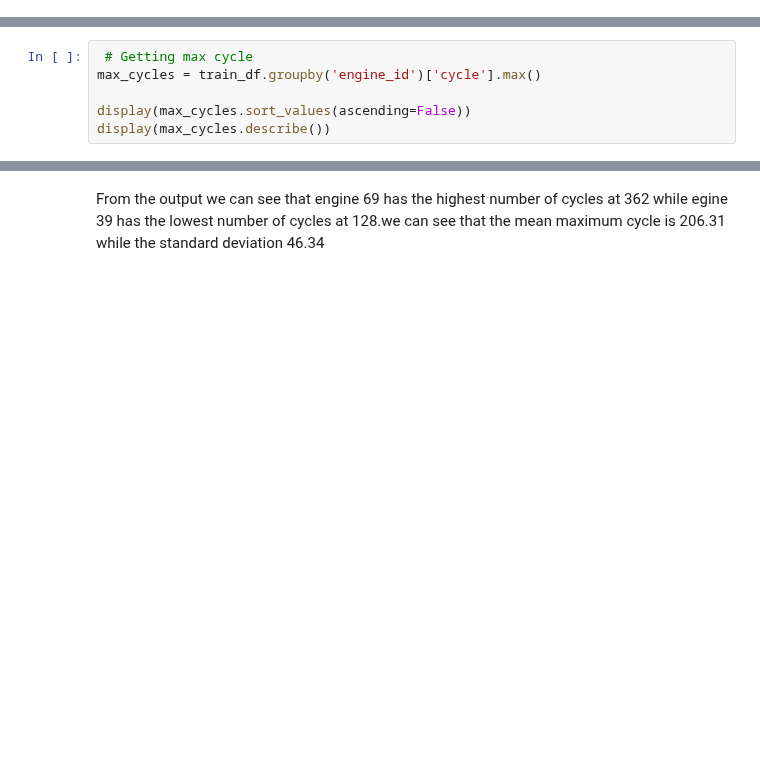
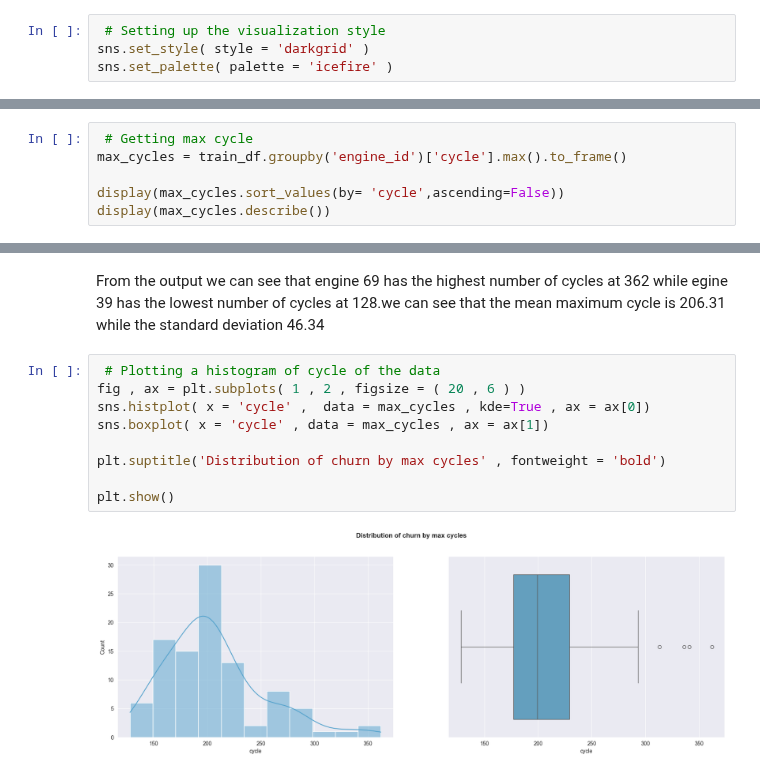
Before and after one commit to George-Njuguna/Prediction-of-Remaining-Useful-life-RUL-of-engine, a Jupyter notebook: EDA.ipynb, the cells around one changed output, grey strips where cells are left out. Saved outputs shown, nothing was run; the diff lists cells and outputs as text; blank space fills up the shorter version.

```diff
--- a/EDA.ipynb
+++ b/EDA.ipynb
@@ -11,6 +13,10 @@ column_names = ['engine_id', 'cycle'] + \
 
  # Loading the data
 train_df = pd.read_csv('train_FD001.txt', sep='\s+', header=None, names=column_names)
+# %%
+ # Setting up the visualization style
+sns.set_style( style = 'darkgrid' )
+sns.set_palette( palette = 'icefire' )
 # %%
 display(train_df.head(5))
 print(train_df.shape)
@@ -110,8 +116,8 @@ np.int64(0)
 From the output we can see that there are no duplicated values nor are there any null values in.we will then check the number of cycles each engine goes through untill failure
 # %%
  # Getting max cycle
-max_cycles = train_df.groupby('engine_id')['cycle'].max()
+max_cycles = train_df.groupby('engine_id')['cycle'].max().to_frame()
 
-display(max_cycles.sort_values(ascending=False))
+display(max_cycles.sort_values(by= 'cycle',ascending=False))
 display(max_cycles.describe())
 # %% [output]
@@ -140,2 +147,13 @@ Name: cycle, dtype: float64
 # %% [markdown]
 From the output we can see that engine 69 has the highest number of cycles at 362 while egine 39 has the lowest number of cycles at 128.we can see that the mean maximum cycle is 206.31  while the standard deviation 46.34
+# %%
+ # Plotting a histogram of cycle of the data
+fig , ax = plt.subplots( 1 , 2 , figsize = ( 20 , 6 ) )
+sns.histplot( x = 'cycle' ,  data = max_cycles , kde=True , ax = ax[0])
+sns.boxplot( x = 'cycle' , data = max_cycles , ax = ax[1])
+
+plt.suptitle('Distribution of churn by max cycles' , fontweight = 'bold')
+
+plt.show()
+# %% [output]
+[figure, added]
```
Also changed, not shown: parts of 2 cells of this notebook.
